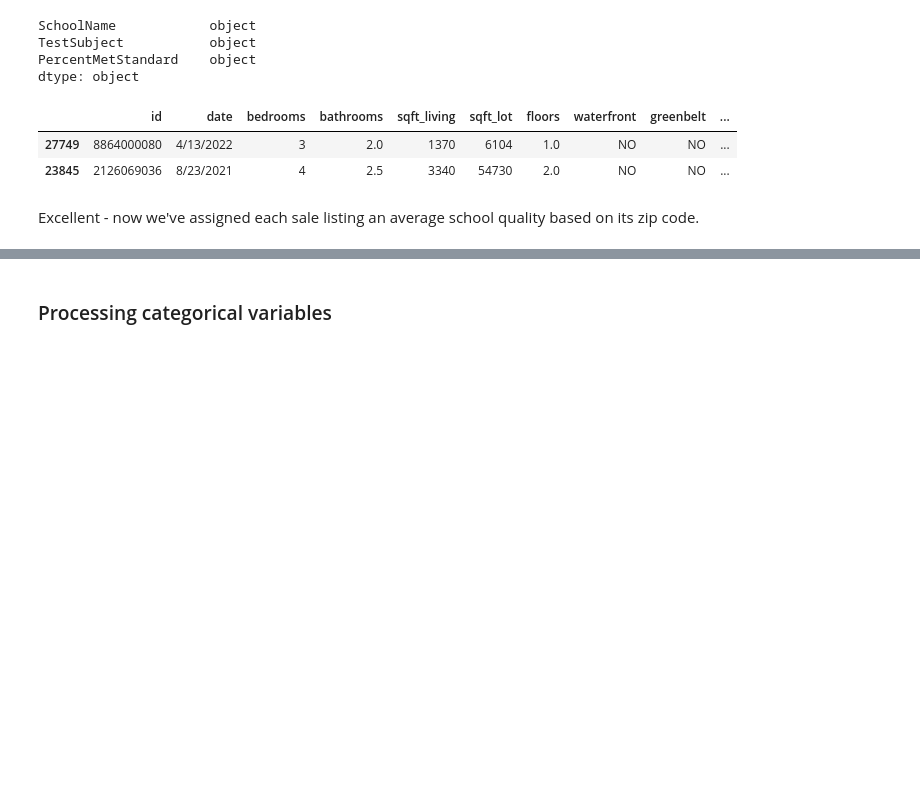
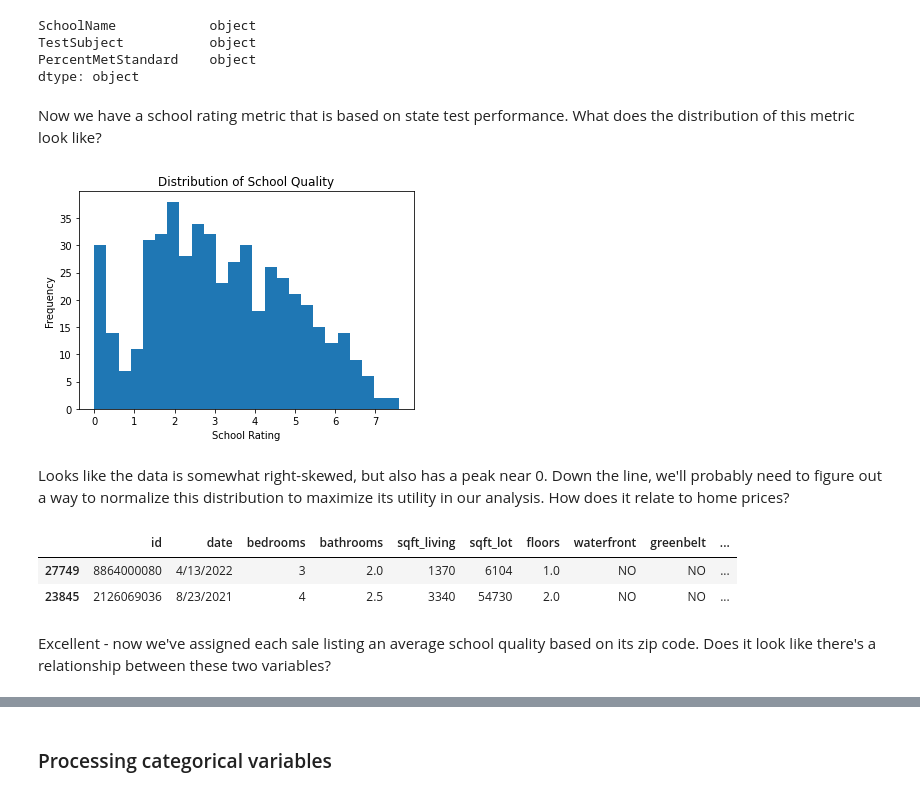
Before and after one commit to emgerber88/Kings-County-Real-Estate-analysis-NAEG, a Jupyter notebook: King_County_Analysis_Notebook.ipynb, the cells around one changed output, grey strips where cells are left out. Drawn from its saved outputs; the diff is of its cells as text; code cells hidden in the pictures; blank space fills up the shorter version.

Commit message:
adding more models to final analysis notebook

```diff
--- a/King_County_Analysis_Notebook.ipynb
+++ b/King_County_Analysis_Notebook.ipynb
@@ -489,6 +489,19 @@ rc["PercentMetStandard"]=rc["PercentMetStandard"].astype(float)
 # average test scores by school and create a ratings column
 rc = rc.groupby(["SchoolName"]).aggregate({"PercentMetStandard":"mean"}).sort_values(by=["SchoolName"]).reset_index()
 rc["rating"] = rc["PercentMetStandard"]/10
+# %% [markdown]
+Now we have a school rating metric that is based on state test performance. What does the distribution of this metric look like?
+# %%
+# create a histogram
+fig, ax = plt.subplots()
+rc['rating'].plot.hist(bins = 25)
+ax.set_xlabel('School Rating')
+ax.set_ylabel('Frequency')
+ax.set_title('Distribution of School Quality');
+# %% [output]
+[figure, added]
+# %% [markdown]
+Looks like the data is somewhat right-skewed, but also has a peak near 0. Down the line, we'll probably need to figure out a way to normalize this distribution to maximize its utility in our analysis. How does it relate to home prices?
 # %%
 # join dataframes and remove excess columns
 schools = rc.merge(addresses, left_on="SchoolName", right_on="SchoolName")
@@ -507,4 +520,4 @@ X_train.head(2)
 | 27749 | 8864000080 | 4/13/2022 | 3 | 2.0 | 1370 | 6104 | 1.0 | NO | NO | ... |
 | 23845 | 2126069036 | 8/23/2021 | 4 | 2.5 | 3340 | 54730 | 2.0 | NO | NO | ... |
 # %% [markdown]
-Excellent - now we've assigned each sale listing an average school quality based on its zip code.
+Excellent - now we've assigned each sale listing an average school quality based on its zip code. Does it look like there's a relationship between these two variables?
```
Also changed, not shown: parts of 18 cells of this notebook.
